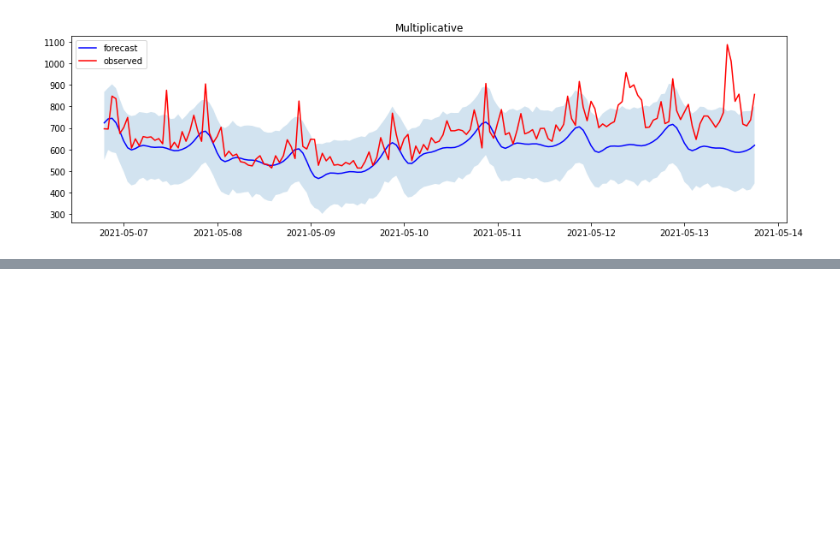
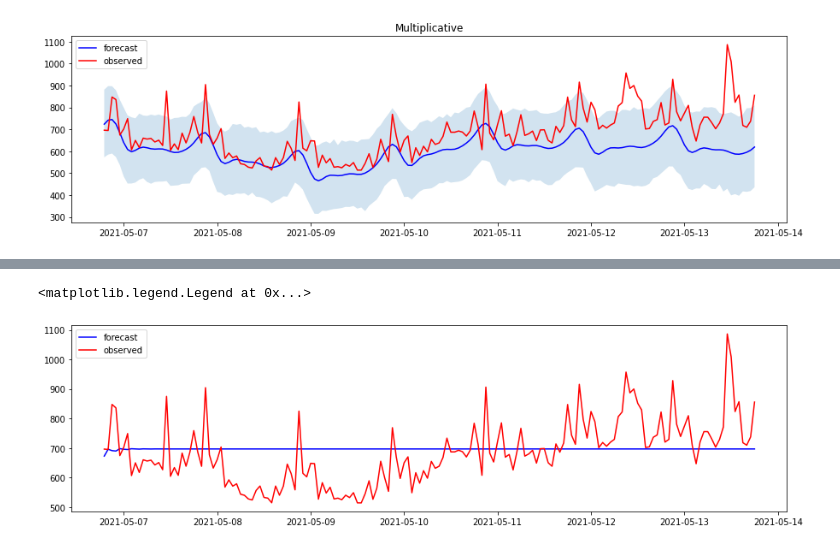
Before and after one commit to rahulaga/ml-for-business, a Jupyter notebook: timeseries/timeseries_request-rate.ipynb, the cells around one changed output, grey strips where cells are left out. Drawn from its saved outputs; the diff is of its cells as text; code cells hidden in the pictures; blank space fills up the shorter version.

```diff
--- a/timeseries/timeseries_request-rate.ipynb
+++ b/timeseries/timeseries_request-rate.ipynb
@@ -277,0 +324,6 @@ compare_future(forecast_multi, 'Multiplicative')
+# %%
+from pmdarima import auto_arima
+# auto arima helps figure out all parameters
+arima_model = auto_arima(request_data['y'], seasonal=False)
+arima_model.summary()
+# not p,q,d values, looks like ARIMA (4,1,1)
@@ -277,0 +352,6 @@ compare_future(forecast_multi, 'Multiplicative')
+# %%
+#Arima Prediction
+arima_predictions = pd.DataFrame(arima_model.predict(n_periods=7*24), columns=['arima'])
+arima_predictions['ds'] = request_data_future['ds'].to_numpy()
+arima_predictions
+# note, appears flat line but it is not, note value changes
@@ -277,0 +372,12 @@ compare_future(forecast_multi, 'Multiplicative')
+# %%
+fig, ax = plt.subplots()
+fig.set_size_inches(15,4)
+line1 = plt.plot(arima_predictions.ds, arima_predictions['arima'], c='blue', label='forecast')
+line2 = plt.plot(request_data_future.ds, request_data_future['Point'], c='red', label='observed')
+
+lines = line1+line2
+labels = [l.get_label() for l in lines]
+ax.legend(lines, labels, loc=0)
+# %% [output]
+<matplotlib.legend.Legend at 0x...>
+[figure, added]
```
Also changed, not shown: parts of 17 cells of this notebook.
